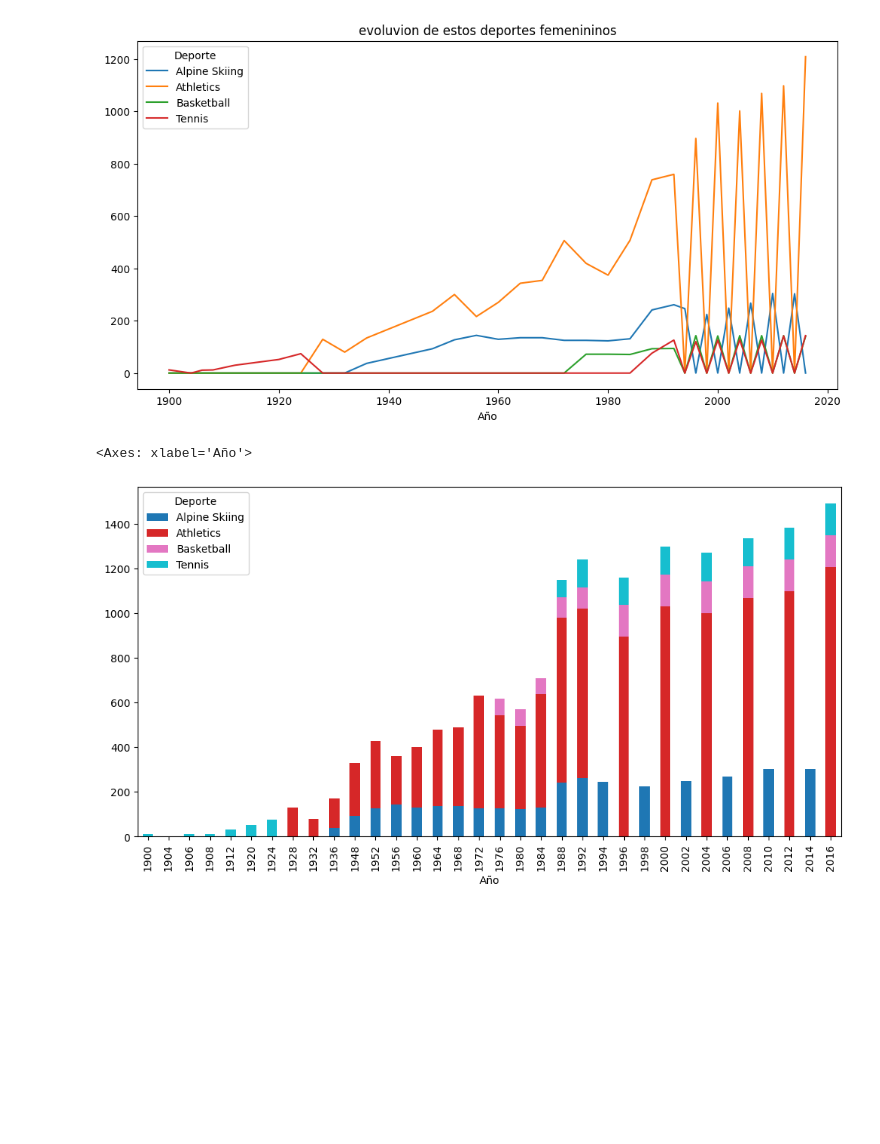
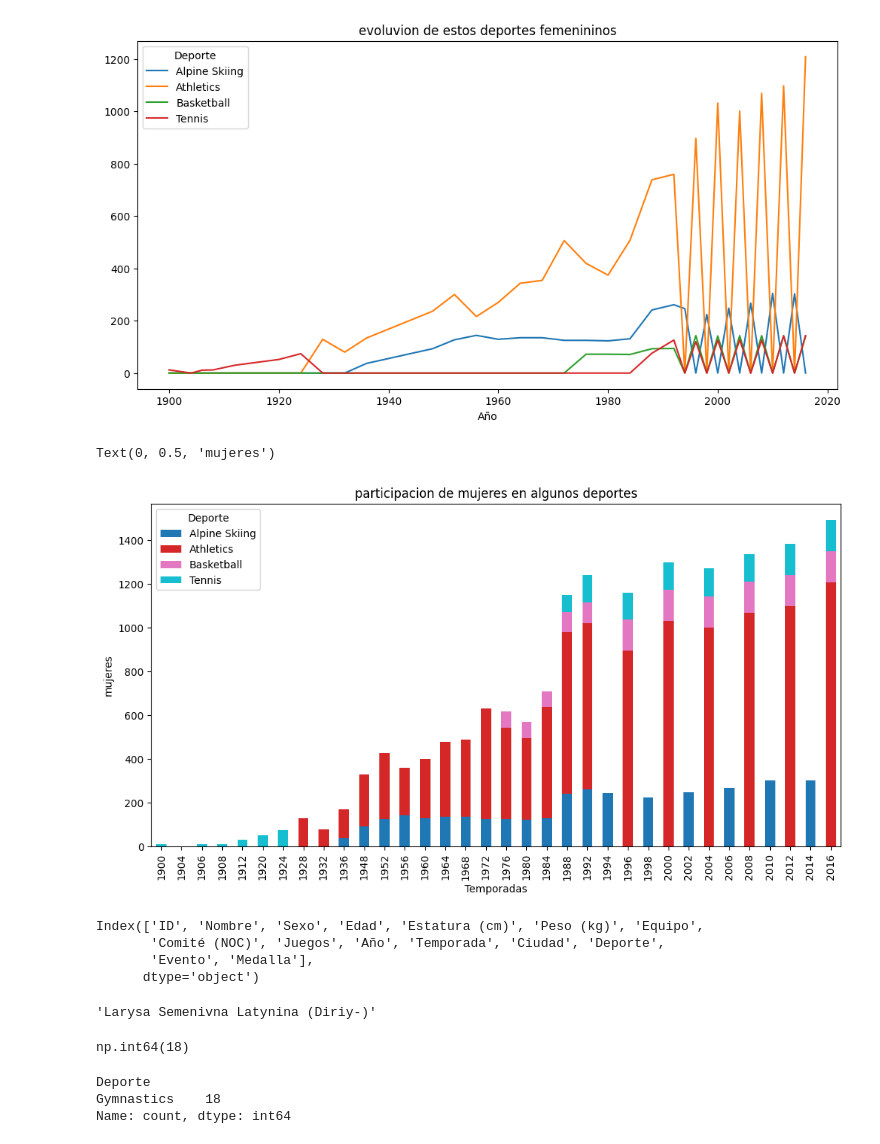
Before and after one commit to Juan-buelvas/Analisis-de-los-juegos-olimpicos, a Jupyter notebook: code.ipynb, the cells around one changed output. Drawn from its saved outputs; the diff is of its cells as text; code cells hidden in the pictures; blank space fills up the shorter version.

```diff
--- a/code.ipynb
+++ b/code.ipynb
@@ -921,6 +855,28 @@ Text(0.5, 1.0, 'evoluvion de estos deportes femenininos')
 [figure]
 # %%
 pivot_filtrado.plot(kind='bar', stacked=True, figsize=(12, 6), colormap='tab10')
+plt.title('participacion de mujeres en algunos deportes')
+plt.xlabel('Temporadas')
+plt.ylabel('mujeres')
 # %% [output]
-<Axes: xlabel='Año'>
+Text(0, 0.5, 'mujeres')
-[figure, old version]
+[figure, new version]
+# %%
+mujeres.columns
+# %% [output]
+Index(['ID', 'Nombre', 'Sexo', 'Edad', 'Estatura (cm)', 'Peso (kg)', 'Equipo',
+       'Comité (NOC)', 'Juegos', 'Año', 'Temporada', 'Ciudad', 'Deporte',
+       'Evento', 'Medalla'],
+      dtype='object')
+# %%
+medallas_F = mujeres[mujeres['Medalla'] != 'Sin medalla']
+
+medallas_nombre = medallas_F['Nombre'].value_counts()
+
+top_F_M = medallas_nombre.idxmax()
+
+cantidad = medallas_nombre.max()
+
+top_F_M
+# %% [output]
+'Larysa Semenivna Latynina (Diriy-)'
@@ -926,0 +888,14 @@ pivot_filtrado.plot(kind='bar', stacked=True, figsize=(12, 6), colormap='tab10')
+# %%
+cantidad
+# %% [output]
+np.int64(18)
+# %%
+registros_de_ella = medallas_F[medallas_F['Nombre']== top_F_M]
+
+deportes_de_ella = registros_de_ella['Deporte'].value_counts()
+
+deportes_de_ella
+# %% [output]
+Deporte
+Gymnastics    18
+Name: count, dtype: int64
```
Also changed, not shown: parts of 46 cells of this notebook.
